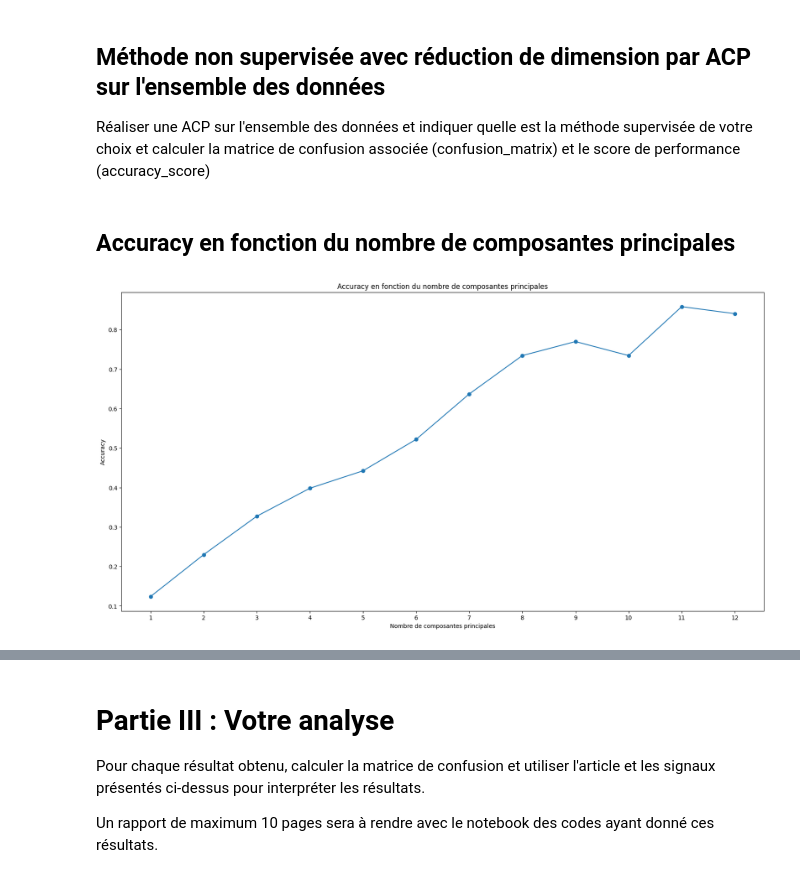
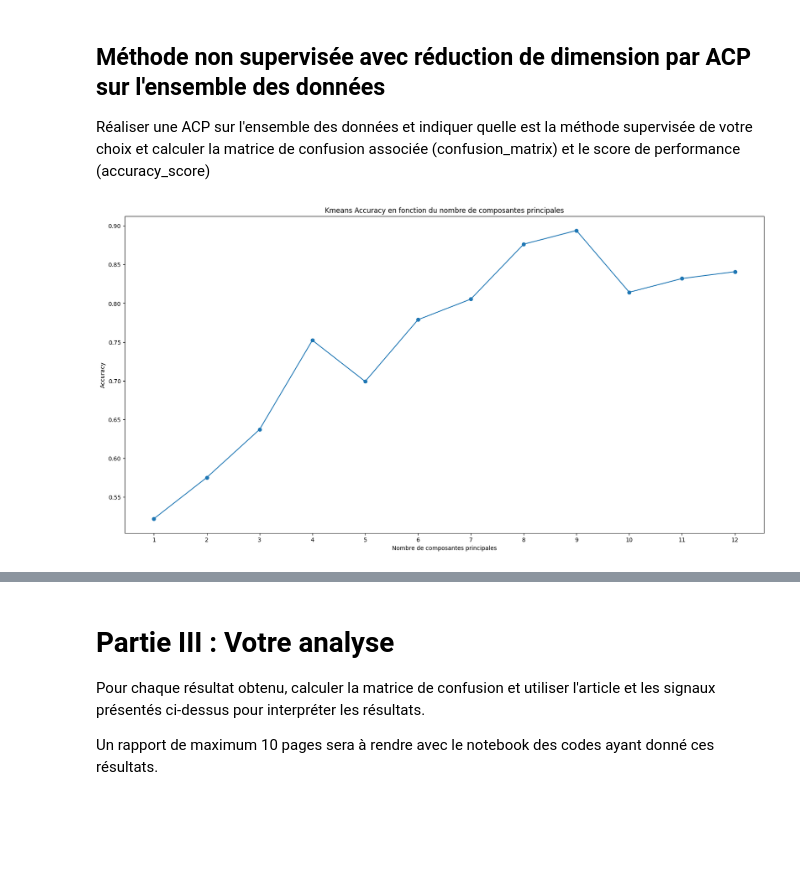
Before and after one commit to HDwayne/Projet_BeatBox, a Jupyter notebook: ProjetBeatbox.ipynb, the cells around one changed output, grey strips where cells are left out. Drawn from its saved outputs; the diff is of its cells as text; code cells hidden in the pictures; blank space fills up the shorter version.

```diff
--- a/ProjetBeatbox.ipynb
+++ b/ProjetBeatbox.ipynb
@@ -287,6 +271,3 @@ def ACP(X_train, X_test, n_components):
   X_test_pca = pca.transform(X_test)
 
   return X_train_pca, X_test_pca
-# %%
-#ACP sur les données d'apprentissage
-X_train_pca, X_test_pca = ACP(X_train, X_test, 12)
@@ -323,0 +274,15 @@ accuracy_kppv_pca = accuracy_score(y_test, y_pred_kppv_pca)
+# %%
+res = []
+for i in range(1, 13):
+  X_train_pca, X_test_pca = ACP(X_train, X_test, i)
+  y_pred_kppv_pca = kppv(X_train_pca, y_train, X_test_pca, 3)
+  accuracy_kppv_pca = accuracy_score(y_test, y_pred_kppv_pca)
+  res.append(accuracy_kppv_pca)
+
+plt.figure(figsize=(10, 10))
+plt.title('Accuracy en fonction du nombre de composantes')
+plt.xlabel('Nombre de composantes')
+plt.ylabel('Accuracy')
+plt.plot(range(1, 13), res)
+plt.xticks(np.arange(1, 13, 1))
+plt.show()
@@ -323,0 +293,12 @@ accuracy_kppv_pca = accuracy_score(y_test, y_pred_kppv_pca)
+# %%
+#ACP sur les données d'apprentissage
+X_train_pca, X_test_pca = ACP(X_train, X_test, 6)
+
+# Calcul des prédictions avec la methode des k plus proches voisins
+y_pred_kppv_pca = kppv(X_train_pca, y_train, X_test_pca, 3)
+
+# Calcul de la matrice de confusion
+cm_kppv_pca = confusion_matrix(y_test, y_pred_kppv_pca)
+
+# Calcul de l'accuracy
+accuracy_kppv_pca = accuracy_score(y_test, y_pred_kppv_pca)
@@ -352,22 +321,20 @@ accuracy_kmeans_pca = accuracy_score(y_test, y_pred_kmeans_pca)
-# %% [markdown]
-## Accuracy en fonction du nombre de composantes principales
 # %%
-res = []
+res_acc = []
 for i in range(1, 13):
   X_train_pca, X_test_pca = ACP(X_train, X_test, i)
-  kmeans = KMeans(n_clusters=i, random_state=0, n_init='auto')
+  kmeans = KMeans(n_clusters=12, random_state=0, n_init='auto')
   kmeans.fit(X_train_pca)
   y_pred_kmeans_pca = kmeans.predict(X_test_pca)
   y_pred_kmeans_pca = correspondance(y_pred_kmeans_pca,y_test)
   accuracy_kmeans_pca = accuracy_score(y_test, y_pred_kmeans_pca)
-  res.append(accuracy_kmeans_pca)
+  res_acc.append(accuracy_kmeans_pca)
 
 plt.figure(figsize=(20,10))
-plt.title('Accuracy en fonction du nombre de composantes principales')
-plt.plot(range(1, 13), res, marker='o')
+plt.title('Kmeans Accuracy en fonction du nombre de composantes principales')
+plt.plot(range(1, 13), res_acc, marker='o')
 plt.xlabel('Nombre de composantes principales')
 plt.ylabel('Accuracy')
 plt.xticks(range(1, 13))
 plt.show()
 # %% [output]
-[figure, old version]
+[figure, new version]
```
Also changed, not shown: parts of 16 cells of this notebook.
